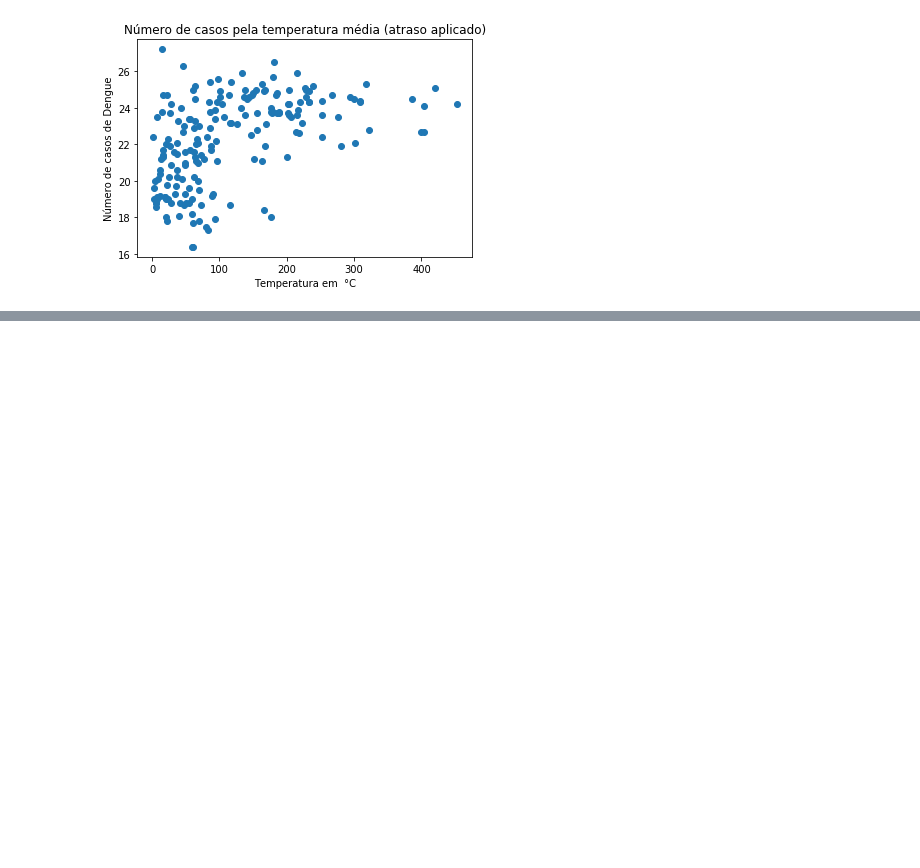
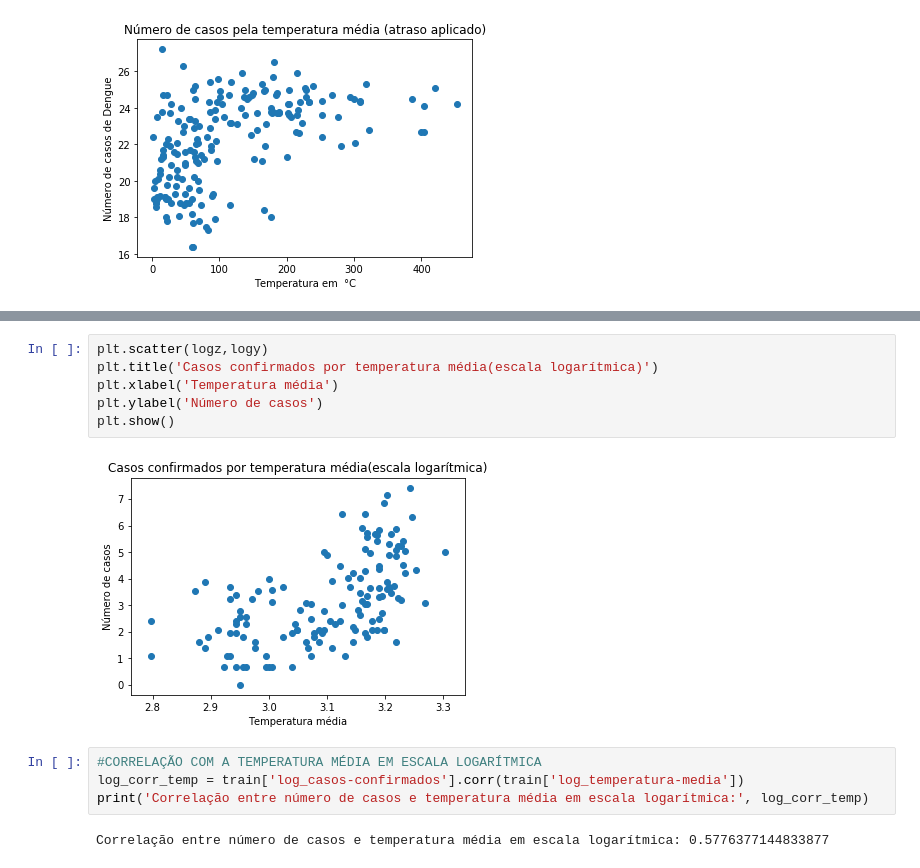
Before and after one commit to NicolasCho/Projeto2_CDados, a Jupyter notebook: Projeto_2_CDados_NicolasCho.ipynb, the cells around one changed output, grey strips where cells are left out. Cells and saved outputs as stored; diff of their text form; blank space fills up the shorter version.

```diff
--- a/Projeto_2_CDados_NicolasCho.ipynb
+++ b/Projeto_2_CDados_NicolasCho.ipynb
@@ -304,0 +407,14 @@ plt.show()
+# %%
+plt.scatter(logz,logy)
+plt.title('Casos confirmados por temperatura média(escala logarítmica)')
+plt.xlabel('Temperatura média')
+plt.ylabel('Número de casos')
+plt.show()
+# %% [output]
+[figure, added]
+# %%
+#CORRELAÇÃO COM A TEMPERATURA MÉDIA EM ESCALA LOGARÍTMICA
+log_corr_temp = train['log_casos-confirmados'].corr(train['log_temperatura-media'])
+print('Correlação entre número de casos e temperatura média em escala logarítmica:', log_corr_temp)
+# %% [output]
+Correlação entre número de casos e temperatura média em escala logarítmica: 0.5776377144833877
```
Also changed, not shown: parts of 34 cells of this notebook.
